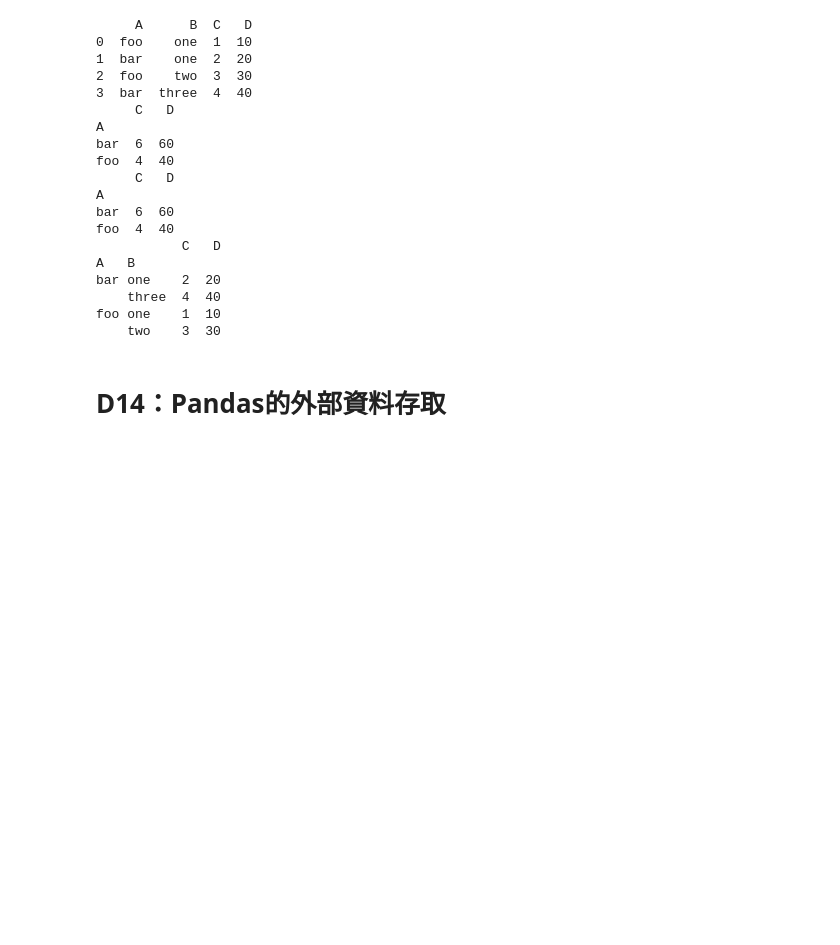
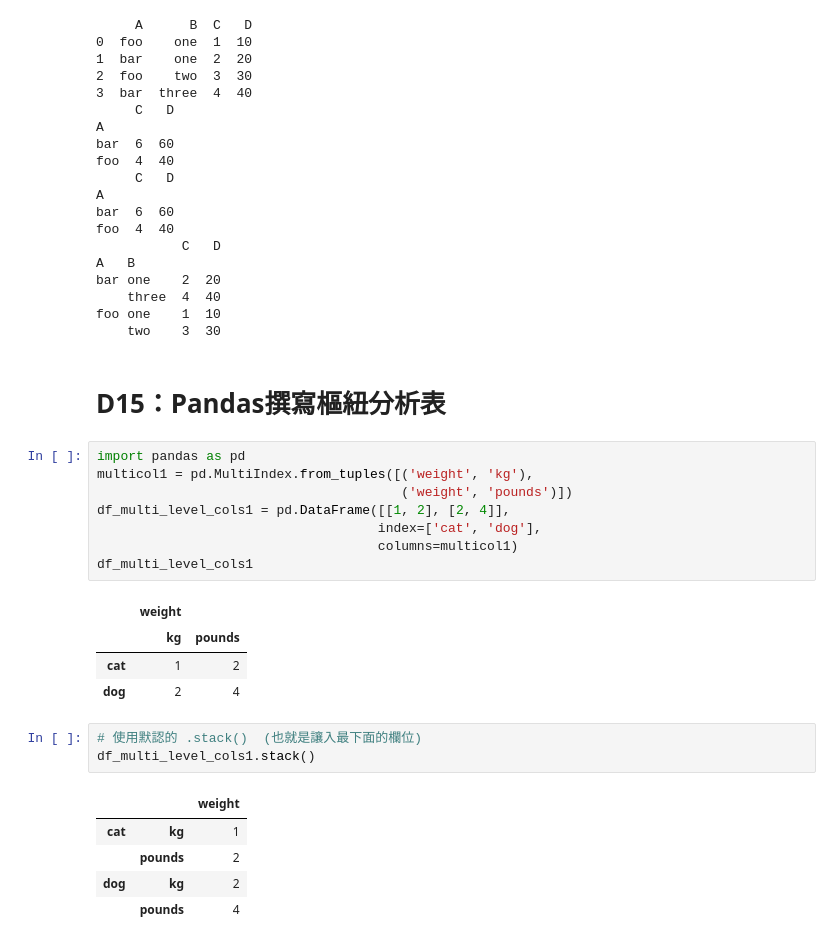
Before and after one commit to potatowedges555/DataScience, a Jupyter notebook: test.ipynb, the cells around one changed output. Drawn from its saved outputs; the diff is of its cells as text; blank space fills up the shorter version.

```diff
--- a/test.ipynb
+++ b/test.ipynb
@@ -971,5 +971,27 @@ bar one    2  20
     three  4  40
 foo one    1  10
     two    3  30
-# %% [markdown]
-# D14：Pandas的外部資料存取
+# %% [markdown]
+# D15：Pandas撰寫樞紐分析表
+# %%
+import pandas as pd
+multicol1 = pd.MultiIndex.from_tuples([('weight', 'kg'),
+                                       ('weight', 'pounds')])
+df_multi_level_cols1 = pd.DataFrame([[1, 2], [2, 4]],
+                                    index=['cat', 'dog'],
+                                    columns=multicol1)
+df_multi_level_cols1
+# %% [output]
+|  | weight |  |
+|  | kg | pounds |
+| cat | 1 | 2 |
+| dog | 2 | 4 |
+# %%
+# 使用默認的 .stack()  (也就是讓入最下面的欄位)
+df_multi_level_cols1.stack()
+# %% [output]
+|  |  | weight |
+| cat | kg | 1 |
+|  | pounds | 2 |
+| dog | kg | 2 |
+|  | pounds | 4 |
```
Also changed, not shown: parts of 6 cells of this notebook, 1 other file.
